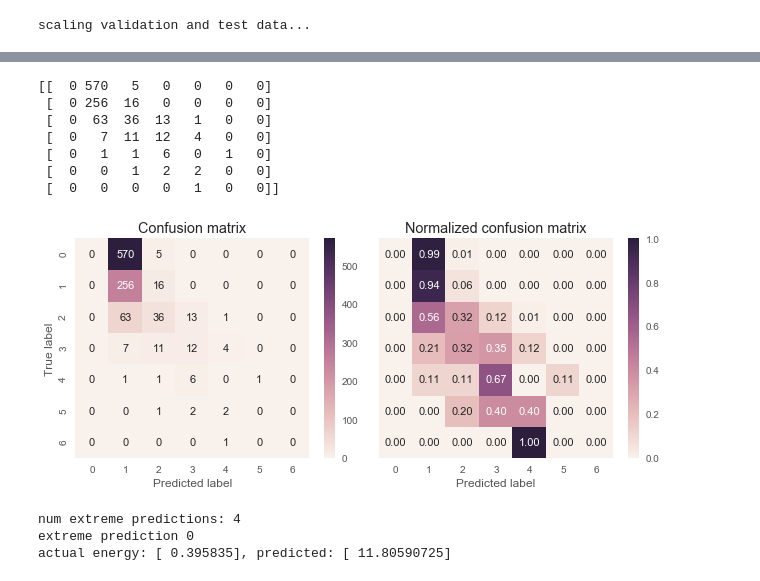
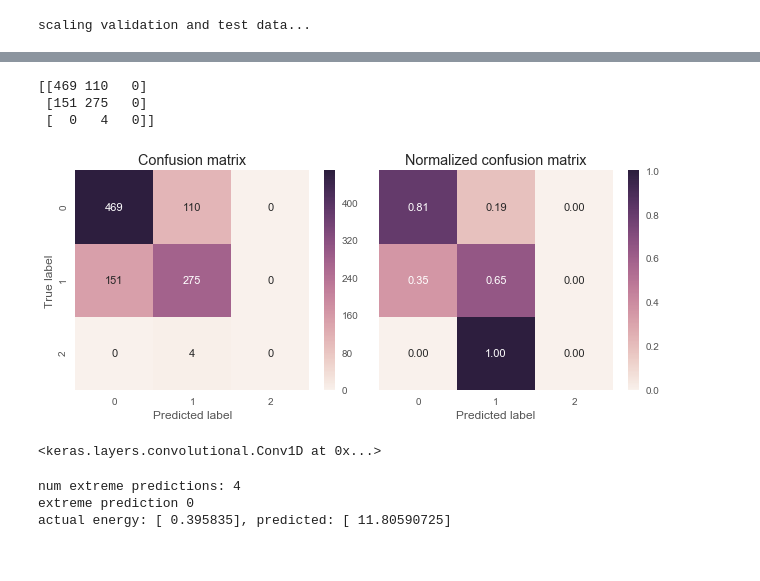
Before and after one commit to sipolac/thesis, a Jupyter notebook: py/build_models.ipynb, the cells around one changed output, grey strips where cells are left out. Saved outputs shown, nothing was run; the diff lists cells and outputs as text; code cells hidden in the pictures.

```diff
--- a/py/build_models.ipynb
+++ b/py/build_models.ipynb
@@ -195,0 +127,10 @@ model = load_model(os.path.join(dir_this_model, 'weights.hdf5'))
+# %%
+modeling_group_name = '2017-07-02'
+target_type = 'energy'
+app_names = ['washing machine']
+
+dir_models_set = os.path.join(dir_models, modeling_group_name, target_type, app_names_to_filename(app_names))
+hist_and_params = get_histories_df(dir_models_set)
+model_name = get_best_model_name(dir_models_set)
+model = load_best_model(dir_models_set)
+hist_and_params
@@ -196,9 +219,12 @@ model = load_model(os.path.join(dir_this_model, 'weights.hdf5'))
 # %%
-target_scaler = pickle.load(open(os.path.join(dir_this_model, 'target_scaler.pkl'), 'rb'))
+target_scaler = pickle.load(open(os.path.join(dir_models_set, model_name, 'target_scaler.pkl'), 'rb'))
 
+app_idx = [APP_NAMES.index(app_name) for app_name in app_names]
+
+Y_key = 'Y1' if target_type=='energy' else 'Y2'
 mask = np.in1d(all_data['val']['x_house'], HOUSE_IDS_TEST)
 for i in range(2):
-    val_type = 'unseen homes' if i==0 else 'unseen times'
+    val_type = 'unseen homes' if i==0 else 'unseen days'
     X_val_fit = reshape_as_tensor(all_data['val']['X'][mask])
     Y_val_fit = target_scaler.transform(all_data['val'][Y_key][:,app_idx][mask])
     print '{}: {:0.3g}'.format(val_type, model.evaluate(X_val_fit, Y_val_fit, verbose=0))
@@ -294,0 +313,26 @@ plt.show()
+# %%
+size = 0.75 * 2.5 # height; default 2.5
+aspect = 1 # width; default 1
+fit_reg = True
+lowess = True
+
+# Prepare data.
+nrows = None
+Y_df = pd.DataFrame(all_data['val']['Y1'][:nrows])
+Y_df.columns = APP_NAMES
+Y_df['House'] = all_data['val']['x_house'][:nrows]
+
+# Create dummy variable so you're able to use palette to color
+# both diag and off-diag:
+# https://github.com/mwaskom/seaborn/issues/933
+Y_df['Dummy'] = 1
+
+# Plot pairgrid.
+sns.set_style('white')
+g = sns.PairGrid(Y_df, vars=APP_NAMES, hue='Dummy', palette='Greys',
+                 size=size,
+                 aspect=aspect)
+# g = g.map_diag(sns.distplot, hist_kws={'color': 'black'}, kde_kws={'color': 'black'})
+g = g.map_diag(plt.hist, bins=20)
+g = g.map_offdiag(sns.regplot, color='black', scatter_kws={'alpha': 0.05}, fit_reg=fit_reg, lowess=lowess)
+# g = g.map_offdiag(sns.kdeplot, cmap='Greys', shade=True, shade_lowest=False)
@@ -300,42 +354,46 @@ def plot_confusion_matrix(cm, normalize=False, classes=None, title='Confusion ma
     https://github.com/agamemnonc/dme/blob/master/04_Lab_4_Performance_evaluation_model_selection_solution.ipynb
 
     Plots a confusion matrix.
 
     If normalize is set to True, the rows of the confusion matrix are normalized so that they sum up to 1.
 
     """
     if normalize is True:
         cm = cm/cm.sum(axis=1)[:, np.newaxis]
         vmin, vmax = 0., 1.
         fmt = '.2f'
     else:
         vmin, vmax = None, None
         fmt = 'd'
     sns.heatmap(cm, annot=True, fmt=fmt, annot_kws={"fontsize":11}, vmin=vmin, vmax=vmax)
     plt.title(title)
     plt.ylabel('True label')
     plt.xlabel('Predicted label')
 
-cm = confusion_matrix(y_val, np.around(y_hat))
+cm = confusion_matrix(np.around(y_val), np.around(y_hat))
 print cm
 
 # Your code goes here
 fig = plt.figure(figsize=(9,4))
 ax1 = fig.add_subplot(121)
 plot_confusion_matrix(cm, normalize=False) # un-normalized
 ax2 = fig.add_subplot(122)
 plot_confusion_matrix(cm, normalize=True, title='Normalized confusion matrix') # normalized
 ax2.get_yaxis().set_visible(False)
 fig.tight_layout()
 # %% [output]
-[[  0 570   5   0   0   0   0]
- [  0 256  16   0   0   0   0]
- [  0  63  36  13   1   0   0]
- [  0   7  11  12   4   0   0]
- [  0   1   1   6   0   1   0]
- [  0   0   1   2   2   0   0]
- [  0   0   0   0   1   0   0]]
+[[469 110   0]
+ [151 275   0]
+ [  0   4   0]]
-[figure, old version]
+[figure, new version]
+# %%
+# "How convolutional neural networks see the world":
+#     https://blog.keras.io/how-convolutional-neural-networks-see-the-world.html
+#
+
+model.get_layer('conv_2')
+# %% [output]
+<keras.layers.convolutional.Conv1D at 0x...>
 # %%
 # Check where targets were normal but predictions were extreme.
 extreme_y_hat_cutoff = 10
```
Also changed, not shown: parts of 22 cells of this notebook, 3 other files.
